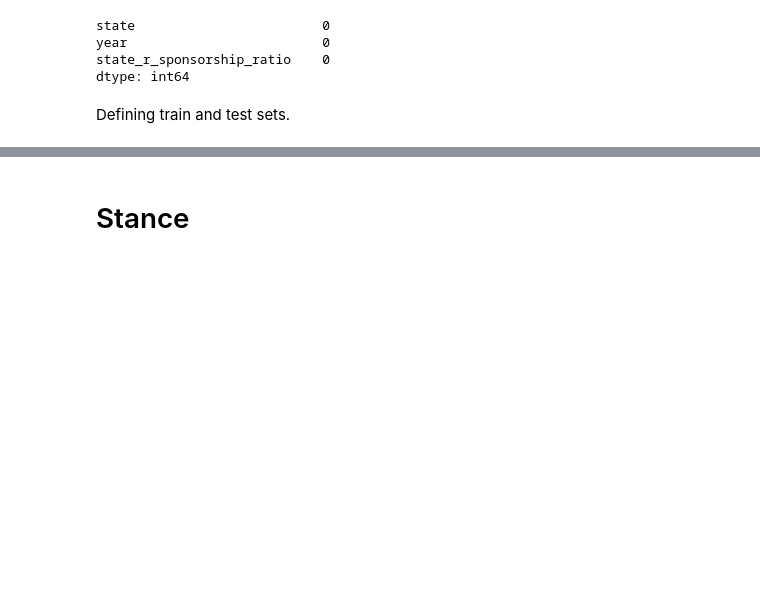
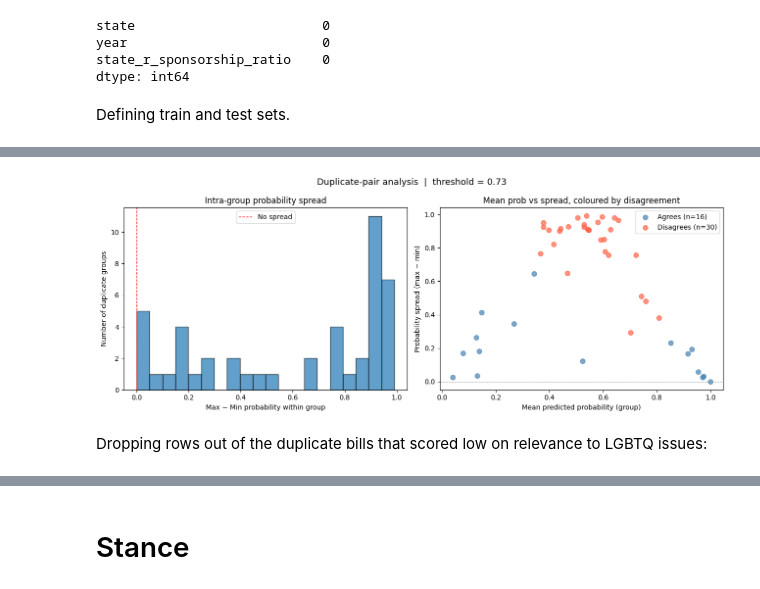
Before and after one commit to Arc-Radius/arc-radius-api, a Jupyter notebook: pipeline/notebooks/relevance_and_stance_classifiers_final.ipynb, the cells around one changed output, grey strips where cells are left out. Drawn from its saved outputs; the diff is of its cells as text; code cells hidden in the pictures; blank space fills up the shorter version.

```diff
--- a/pipeline/notebooks/relevance_and_stance_classifiers_final.ipynb
+++ b/pipeline/notebooks/relevance_and_stance_classifiers_final.ipynb
@@ -576,0 +707,2 @@ weighted avg      0.899     0.898     0.898      1224
+# %%
+dup_scored = lgbtq_duplicates
@@ -576,0 +789,71 @@ weighted avg      0.899     0.898     0.898      1224
+# %%
+# ── Duplicate-pair disagreement analysis ──────────────────────────────────────
+# Assumes: lgbtq_duplicates, model, tokenizer, THRESHOLD, MAX_LEN, device
+# are all in scope from earlier cells.
+
+model.eval()
+
+def get_relevance_prob(text):
+    """Run a single text through the trained LegalBERT and return P(LGBTQ+)."""
+    enc = tokenizer(
+        str(text).strip(),
+        return_tensors='pt',
+        max_length=MAX_LEN,
+        truncation=True,
+        padding='max_length',
+    ).to(device)
+    with torch.no_grad():
+        logit = model(enc['input_ids'], enc['attention_mask'])
+        prob = torch.sigmoid(logit).item()
+    return prob
+
+# Score every duplicate row
+dup_scored['relevance_prob'] = dup_scored['text'].apply(get_relevance_prob)
+dup_scored['predicted_relevant'] = (dup_scored['relevance_prob'] >= THRESHOLD).astype(int)
+
+# ── Pair-level disagreement ────────────────────────────────────────────────────
+# Group by the shared key and check if predictions differ within any group
+key_cols = ['bill_number', 'year', 'state']
+
+group_stats = (
+    dup_scored
+    .groupby(key_cols)
+    .agg(
+        n_rows             = ('predicted_relevant', 'count'),
+        n_predicted_relevant = ('predicted_relevant', 'sum'),
+        prob_min           = ('relevance_prob', 'min'),
+        prob_max           = ('relevance_prob', 'max'),
+        prob_mean          = ('relevance_prob', 'mean'),
+    )
+    .reset_index()
+)
+
+# A group "disagrees" if it has at least one relevant AND one non-relevant prediction
+group_stats['disagreement'] = (
+    (group_stats['n_predicted_relevant'] > 0) &
+    (group_stats['n_predicted_relevant'] < group_stats['n_rows'])
+)
+group_stats['prob_spread'] = group_stats['prob_max'] - group_stats['prob_min']
+
+n_groups      = len(group_stats)
+n_disagree    = group_stats['disagreement'].sum()
+n_all_relevant   = (group_stats['n_predicted_relevant'] == group_stats['n_rows']).sum()
+n_none_relevant  = (group_stats['n_predicted_relevant'] == 0).sum()
+
+print(f"Duplicate bill groups:          {n_groups}")
+print(f"  All rows predicted relevant:  {n_all_relevant}  ({n_all_relevant/n_groups:.1%})")
+print(f"  All rows predicted irrelevant:{n_none_relevant}  ({n_none_relevant/n_groups:.1%})")
+print(f"  Disagreeing groups:           {n_disagree}  ({n_disagree/n_groups:.1%})")
+
+# ── Show disagreeing pairs ─────────────────────────────────────────────────────
+disagreeing_keys = group_stats.loc[group_stats['disagreement'], key_cols]
+disagreeing_rows = dup_scored.merge(disagreeing_keys, on=key_cols)
+
+print(f"\nRows involved in disagreeing pairs: {len(disagreeing_rows)}")
+print("\nSample disagreeing pairs (sorted by bill):")
+display(
+    disagreeing_rows[key_cols + ['text', 'relevance_prob', 'predicted_relevant']]
+    .sort_values(key_cols)
+    .head(20)
+)
+# %% [output]
@@ -576,0 +885 @@ weighted avg      0.899     0.898     0.898      1224
+[figure, added]
@@ -576,0 +913,2 @@ weighted avg      0.899     0.898     0.898      1224
+# %% [markdown]
+Dropping rows out of the duplicate bills that scored low on relevance to LGBTQ issues:
```
Also changed, not shown: parts of 56 cells of this notebook, 3 other files.
